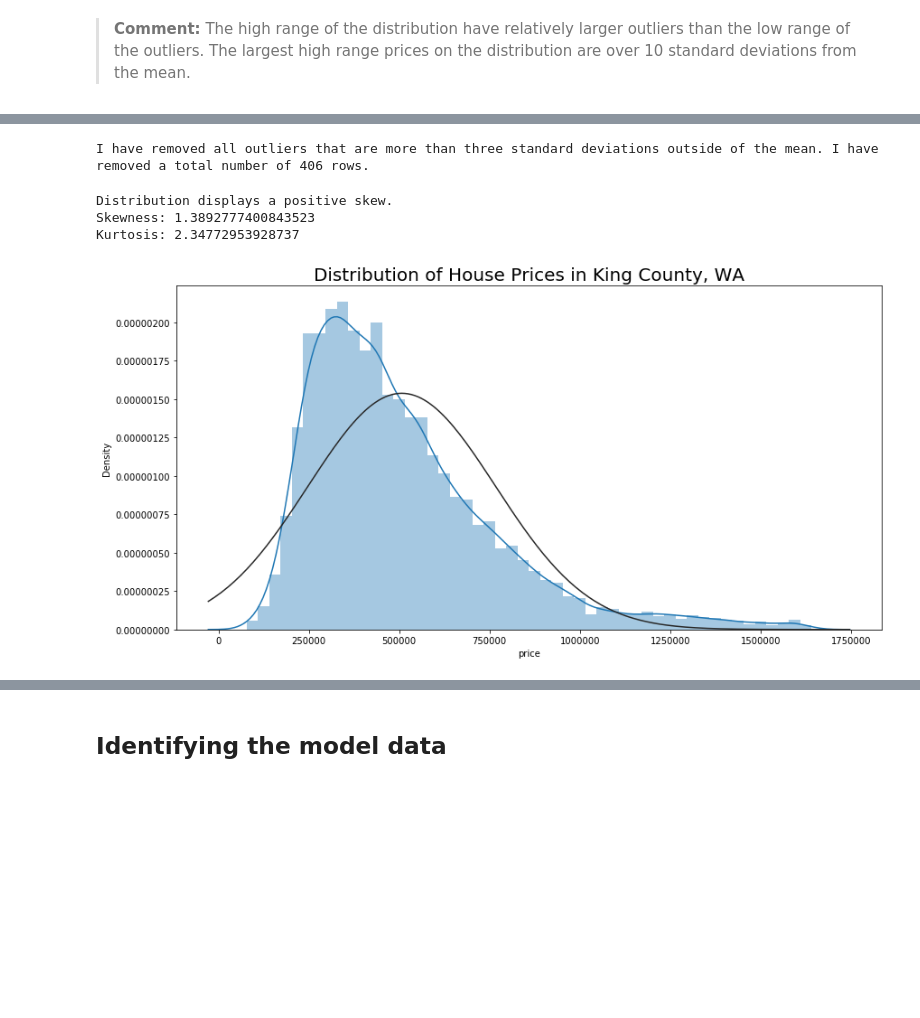
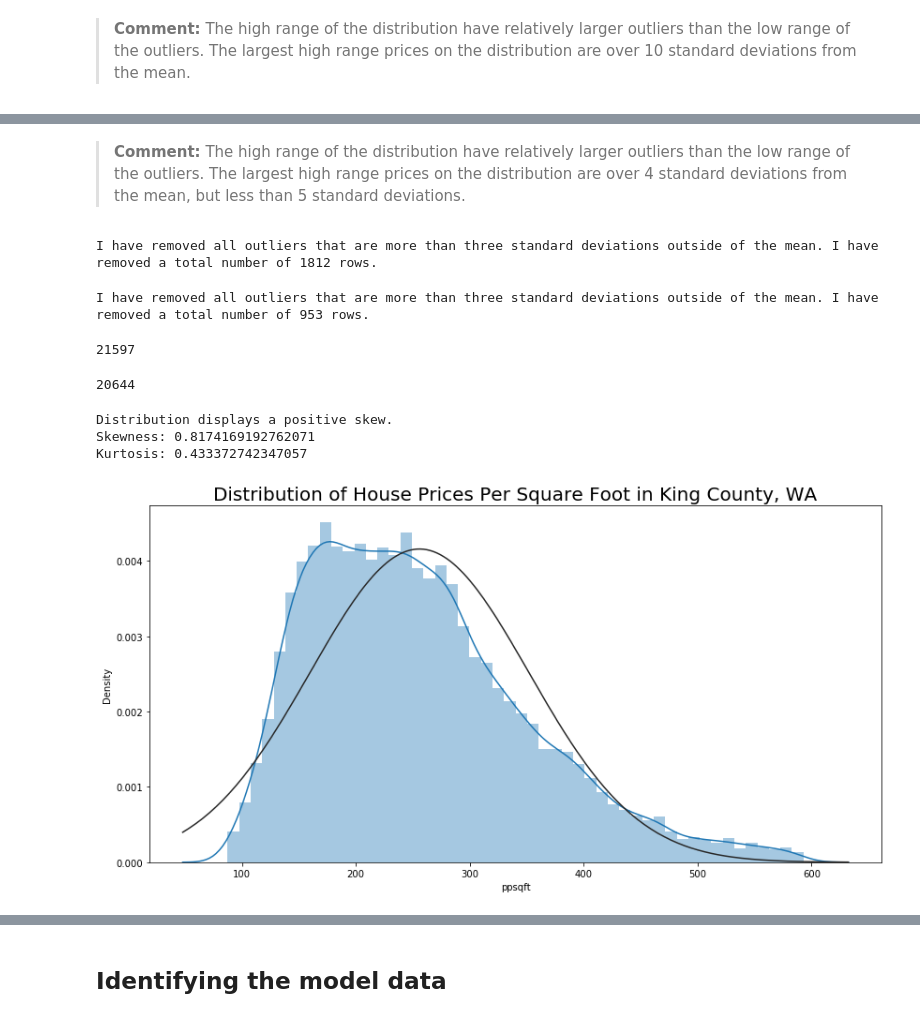
Before and after one commit to dtunnicliffe/house-price-regression-project, a Jupyter notebook: Model Training.ipynb, the cells around one changed output, grey strips where cells are left out. Drawn from its saved outputs; the diff is of its cells as text; code cells hidden in the pictures; blank space fills up the shorter version.

Commit message:
Mapping the distributions of all features of interest to identify which variables will need to be normalized.

```diff
--- a/Model Training.ipynb
+++ b/Model Training.ipynb
@@ -46,3 +66,6 @@ df_train['closest_distance_to_scientology'] = df_train[['distance_to_scientology
 # %%
 #creating categorical variable 'is_close' to signify houses that are less than 10 km from a church of scientology
 df_train['is_close'] = np.where(df_train['closest_distance_to_scientology'] < 10, 1, 0)
+# %%
+#creating a price per square foot column
+df_train['ppsqft'] = df_train['price'] / df_train['sqft_living']
@@ -88,18 +154,34 @@ outer range (low) of the distribution:
+# %% [markdown]
+>**Comment:** The high range of the distribution have relatively larger outliers than the low range of the outliers. The largest high range prices on the distribution are over 4 standard deviations from the mean, but less than 5 standard deviations.
 # %%
-#removing rows with house prices over 3x standard deviations from mean
-df_no_outlier = df_mvp[(np.abs(stats.zscore(df_mvp['price'])) < 3)]
+#removing rows with house prices per square foot over 1x standard deviations from mean
+df_no_outlier = df_mvp[(np.abs(stats.zscore(df_mvp['ppsqft'])) < 1.5)]
+#df_no_outlier = df_mvp[(np.abs(stats.zscore(df_no_outlier)) < 1).all(axis=1)]
 print("I have removed all outliers that are more than three standard deviations outside of the mean. I have removed a total number of", len(df_mvp)-len(df_no_outlier), "rows.")
 # %% [output]
-I have removed all outliers that are more than three standard deviations outside of the mean. I have removed a total number of 406 rows.
+I have removed all outliers that are more than three standard deviations outside of the mean. I have removed a total number of 1812 rows.
+# %%
+df_no_outlier = df_mvp[(np.abs(stats.zscore(df_mvp)) < 3).all(axis=1)]
+print("I have removed all outliers that are more than three standard deviations outside of the mean. I have removed a total number of", len(df_mvp)-len(df_no_outlier), "rows.")
+# %% [output]
+I have removed all outliers that are more than three standard deviations outside of the mean. I have removed a total number of 953 rows.
+# %%
+len(df_mvp)
+# %% [output]
+21597
+# %%
+len(df_no_outlier)
+# %% [output]
+20644
 # %%
 plt.figure(figsize=(14,7))
-sns.distplot(df_no_outlier['price'], fit=norm)
-plt.title("Distribution of House Prices in King County, WA", fontsize=20);
+sns.distplot(df_no_outlier['ppsqft'], fit=norm)
+plt.title("Distribution of House Prices Per Square Foot in King County, WA", fontsize=20);
 print("Distribution displays a positive skew.")
-print("Skewness:", df_no_outlier['price'].skew())
-print("Kurtosis:", df_no_outlier['price'].kurt())
+print("Skewness:", df_no_outlier['ppsqft'].skew())
+print("Kurtosis:", df_no_outlier['ppsqft'].kurt())
 # %% [output]
 Distribution displays a positive skew.
-Skewness: 1.3892777400843523
-Kurtosis: 2.34772953928737
+Skewness: 0.8174169192762071
+Kurtosis: 0.433372742347057
-[figure, old version]
+[figure, new version]
```
Also changed, not shown: parts of 17 cells of this notebook, 3 other files.
